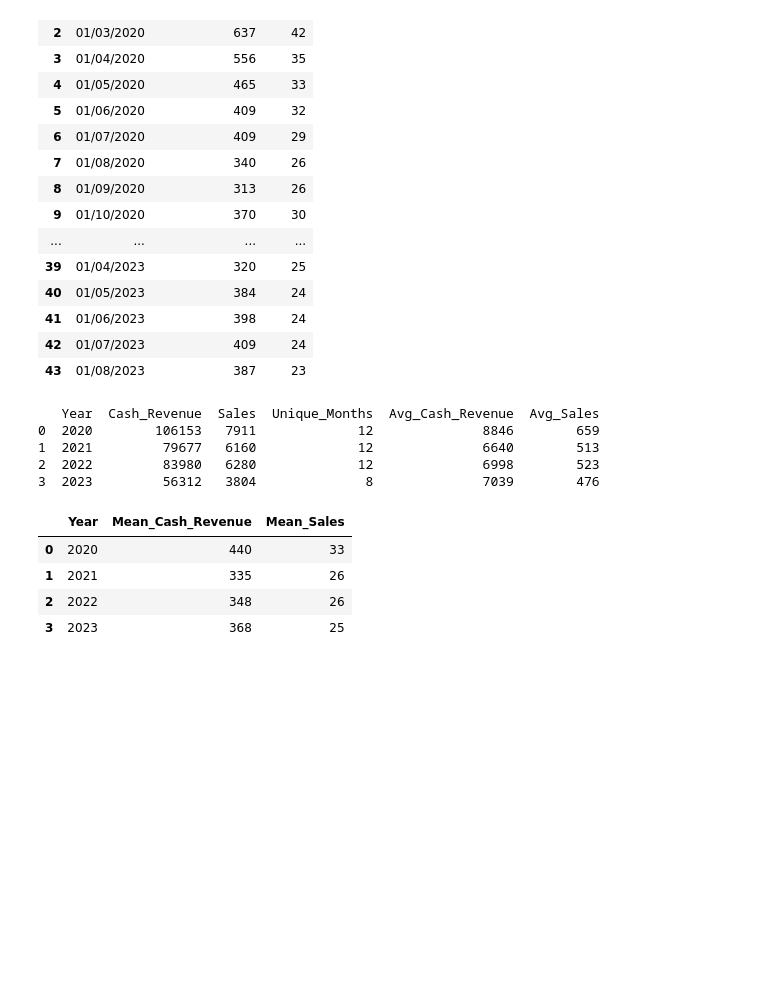
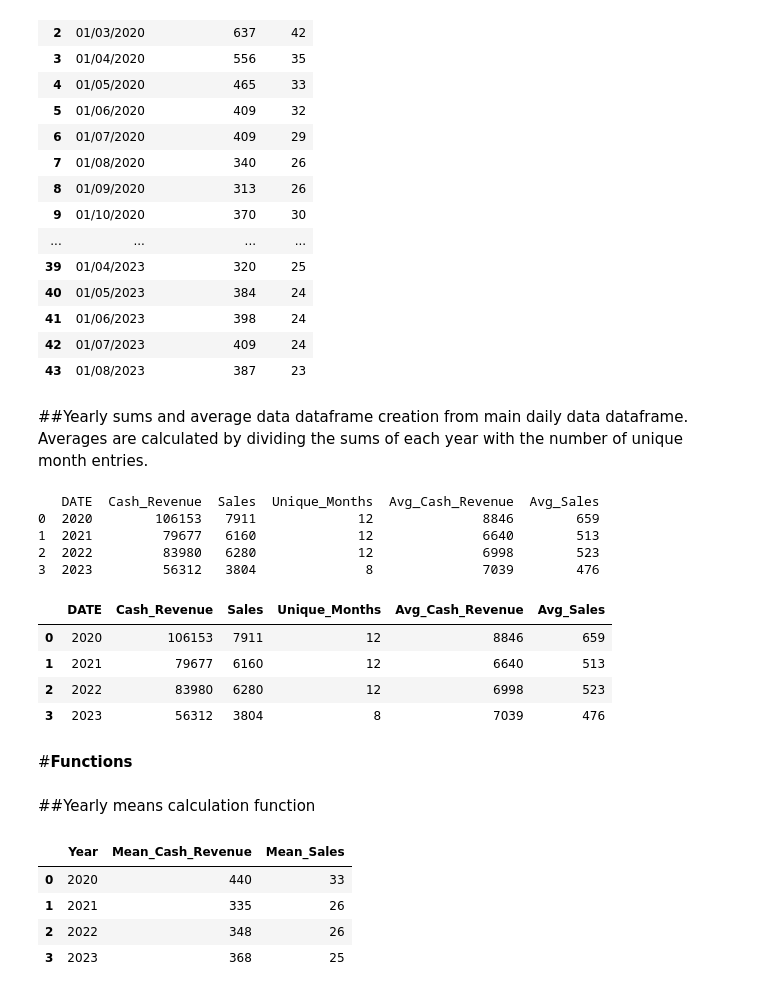
Before and after one commit to tasosnikitakis/Data_Science_Notebooks, a Jupyter notebook: pharmacy_sales_data_analysis.ipynb, the cells around one changed output. Saved outputs shown, nothing was run; the diff lists cells and outputs as text; code cells hidden in the pictures; blank space fills up the shorter version.

```diff
--- a/pharmacy_sales_data_analysis.ipynb
+++ b/pharmacy_sales_data_analysis.ipynb
@@ -241,6 +245,8 @@ monthly_means_df
 | 41 | 01/06/2023 | 398 | 24 |
 | 42 | 01/07/2023 | 409 | 24 |
 | 43 | 01/08/2023 | 387 | 23 |
+# %% [markdown]
+##Yearly sums and average data dataframe creation from main daily data dataframe. Averages are calculated by dividing the sums of each year with the number of unique month entries.
 # %%
 
 # Assuming 'DATE' is a string, let's convert it to datetime for better handling
@@ -255,6 +261,7 @@ yearly_df = monthly_df.groupby('Year').agg({'Cash_Revenue': 'sum', 'Sales': 'sum
 
 # Rename the columns for clarity
 yearly_df = yearly_df.rename(columns={'DATE': 'Unique_Months'})
+yearly_df = yearly_df.rename(columns={'Year': 'DATE'})
 
 # Calculate the average Cash_Revenue and Sales per unique month
 yearly_df['Avg_Cash_Revenue'] = yearly_df['Cash_Revenue'] / yearly_df['Unique_Months']
@@ -268,11 +275,23 @@ yearly_df['Avg_Sales'] = yearly_df['Avg_Sales'].round().astype(int)
 # Print or display the resulting yearly_df
 print(yearly_df)
 # %% [output]
-   Year  Cash_Revenue  Sales  Unique_Months  Avg_Cash_Revenue  Avg_Sales
+   DATE  Cash_Revenue  Sales  Unique_Months  Avg_Cash_Revenue  Avg_Sales
 0  2020        106153   7911             12              8846        659
 1  2021         79677   6160             12              6640        513
 2  2022         83980   6280             12              6998        523
 3  2023         56312   3804              8              7039        476
+# %%
+yearly_df
+# %% [output]
+|  | DATE | Cash_Revenue | Sales | Unique_Months | Avg_Cash_Revenue | Avg_Sales |
+| 0 | 2020 | 106153 | 7911 | 12 | 8846 | 659 |
+| 1 | 2021 | 79677 | 6160 | 12 | 6640 | 513 |
+| 2 | 2022 | 83980 | 6280 | 12 | 6998 | 523 |
+| 3 | 2023 | 56312 | 3804 | 8 | 7039 | 476 |
+# %% [markdown]
+#**Functions**
+# %% [markdown]
+##Yearly means calculation function
 # %%
 def calculate_yearly_means(df):
     # Assuming 'DATE' is a string, let's convert it to datetime for better handling
```
Also changed, not shown: parts of 18 cells of this notebook.
